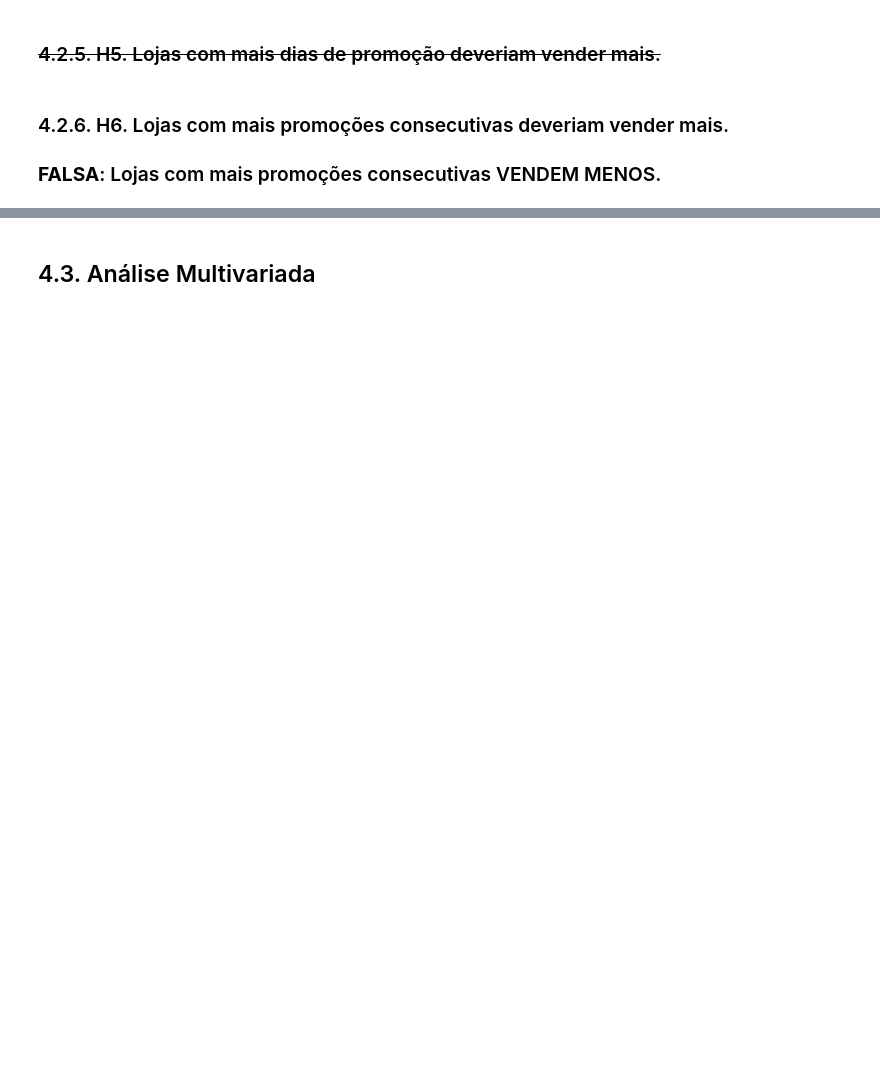
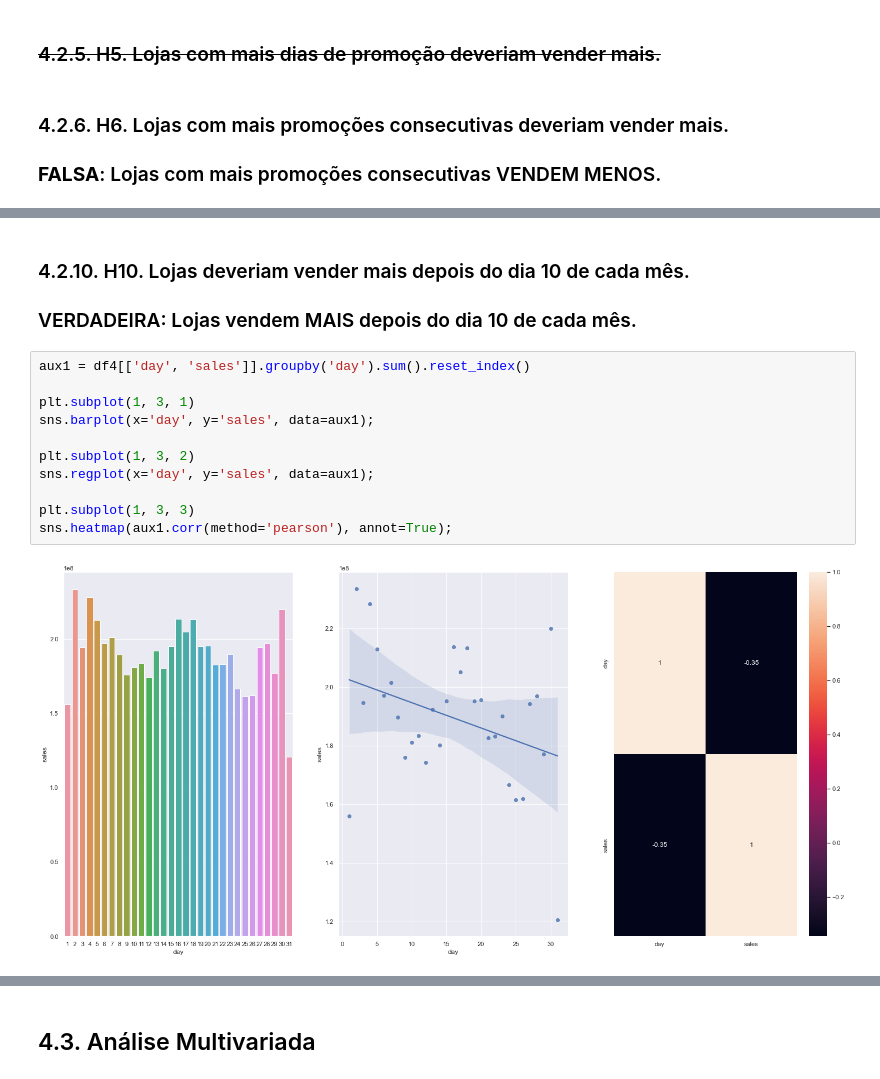
Before and after one commit to wwwclaudion/DataScience_Em_Producao, a Jupyter notebook: m04_v01_store_sales_prediction.ipynb, the cells around one changed output, grey strips where cells are left out. Cells and saved outputs as stored; diff of their text form; blank space fills up the shorter version.

```diff
--- a/m04_v01_store_sales_prediction.ipynb
+++ b/m04_v01_store_sales_prediction.ipynb
@@ -883,0 +931,16 @@ ax.legend(labels = ['Tradicional & Extendida', 'Extendida']);
+# %% [markdown]
+### 4.2.10. H10. Lojas deveriam vender mais depois do dia 10 de cada mês.
+### VERDADEIRA: Lojas vendem MAIS depois do dia 10 de cada mês.
+# %%
+aux1 = df4[['day', 'sales']].groupby('day').sum().reset_index()
+
+plt.subplot(1, 3, 1)
+sns.barplot(x='day', y='sales', data=aux1);
+
+plt.subplot(1, 3, 2)
+sns.regplot(x='day', y='sales', data=aux1);
+
+plt.subplot(1, 3, 3)
+sns.heatmap(aux1.corr(method='pearson'), annot=True);
+# %% [output]
+[figure, added]
```
Also changed, not shown: parts of 27 cells of this notebook.
